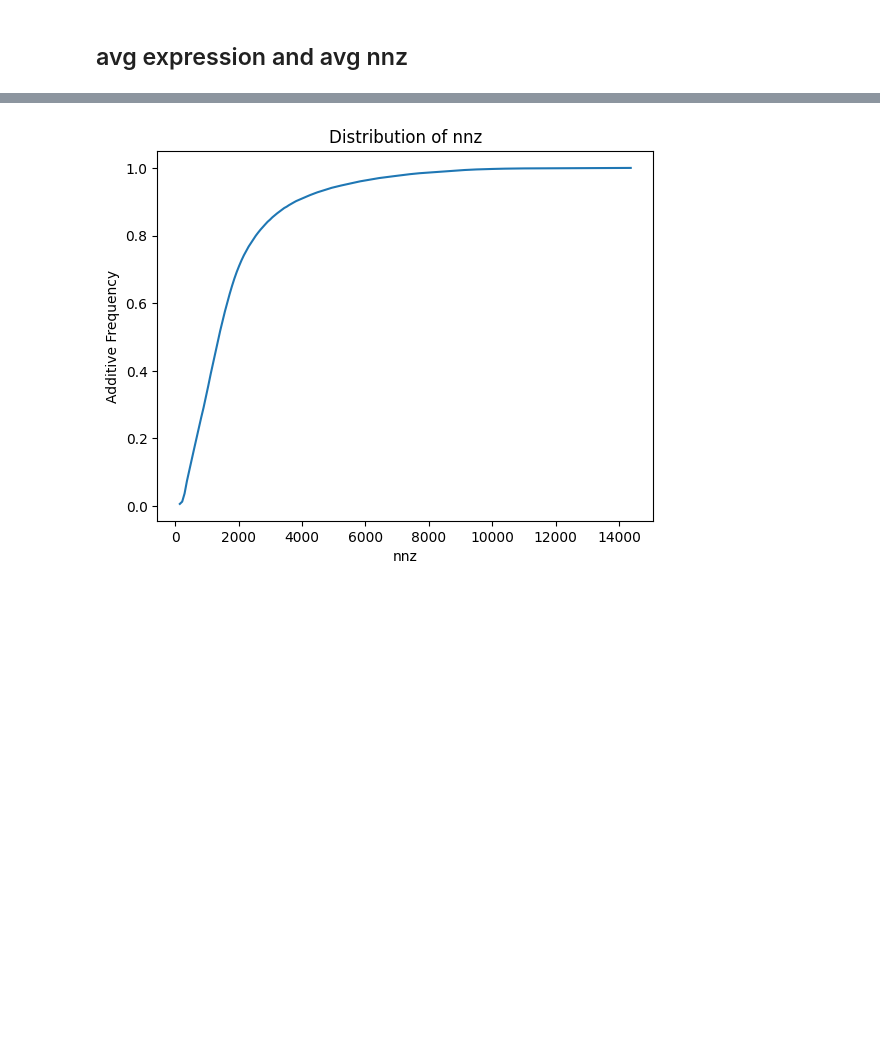
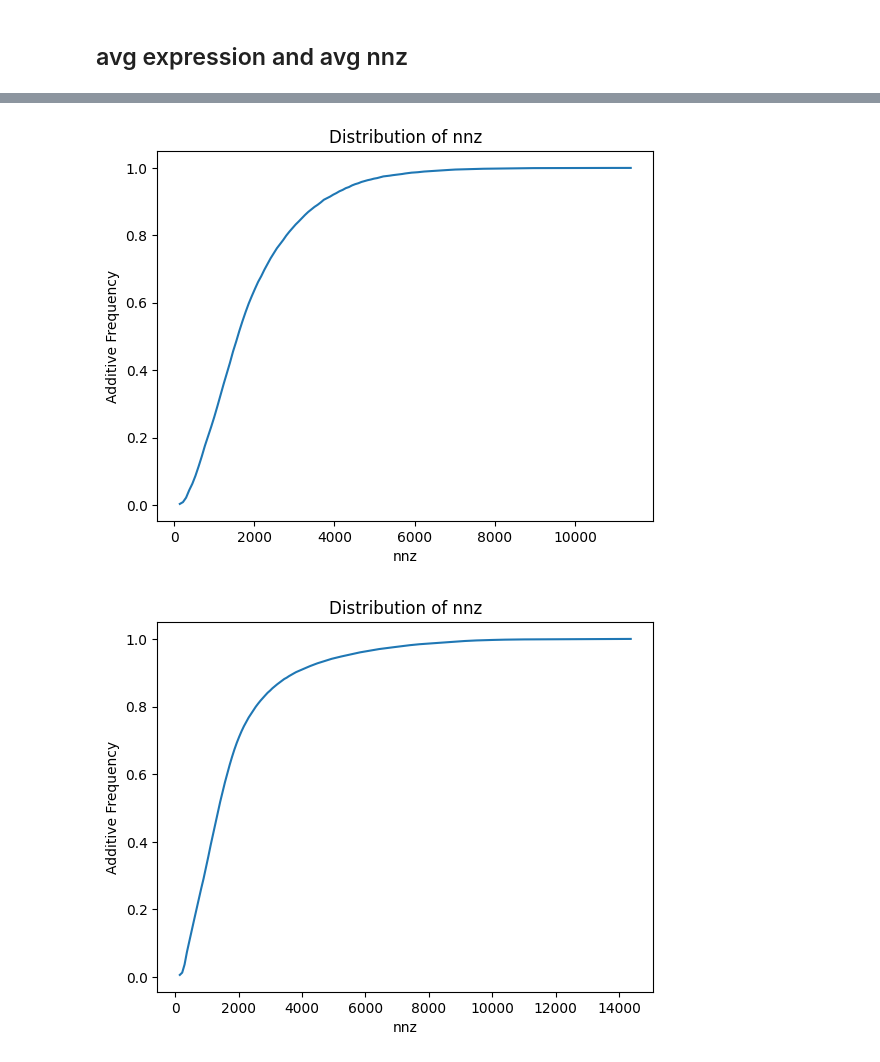
Before and after one commit to jkobject/scPRINT, a Jupyter notebook: notebooks/assessments/regressiontomean_and_max_expr.ipynb, the cells around one changed output, grey strips where cells are left out. Cells and saved outputs as stored; diff of their text form; code cells hidden in the pictures; blank space fills up the shorter version.

```diff
--- a/notebooks/assessments/regressiontomean_and_max_expr.ipynb
+++ b/notebooks/assessments/regressiontomean_and_max_expr.ipynb
@@ -186,3 +179,20 @@ Original Traceback (most recent call last):
+# %%
+# with weighted random sampling
+import matplotlib.pyplot as plt
+
+# Convert nnz list to numpy array
+nnz_array = np.array(nnz)
+
+# Plot histogram with density=True to show additive frequency
+counts, bin_edges = np.histogram(nnz_array, bins='auto', density=True)
+cumulative_counts = np.cumsum(counts)
+plt.plot(bin_edges[1:], cumulative_counts / cumulative_counts[-1])
+plt.title("Distribution of nnz")
+plt.xlabel("nnz")
+plt.ylabel("Additive Frequency")
+plt.show()
+# %% [output]
+[figure, added]
 # %%
 import matplotlib.pyplot as plt
 
```
Also changed, not shown: parts of 6 cells of this notebook, 4 other files.
